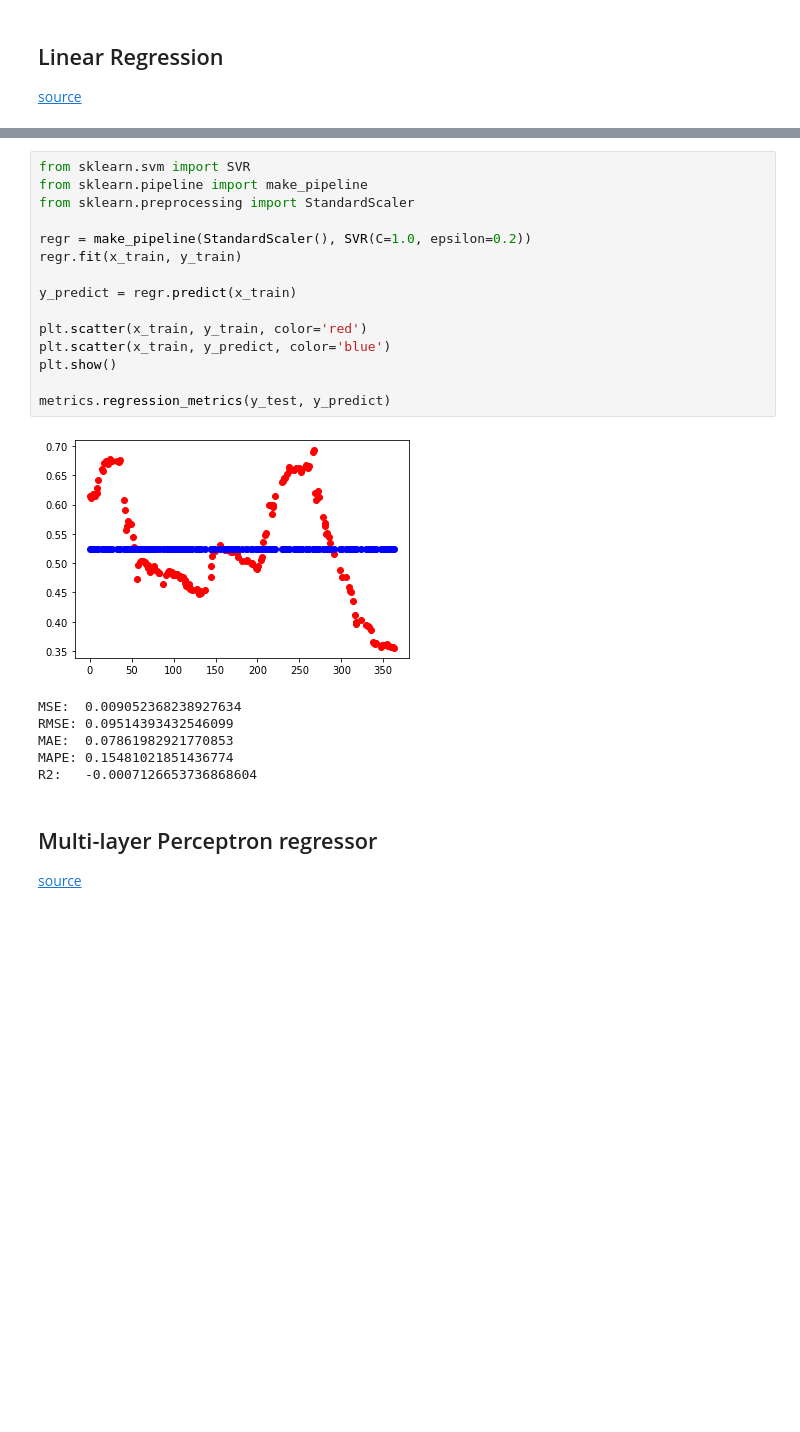
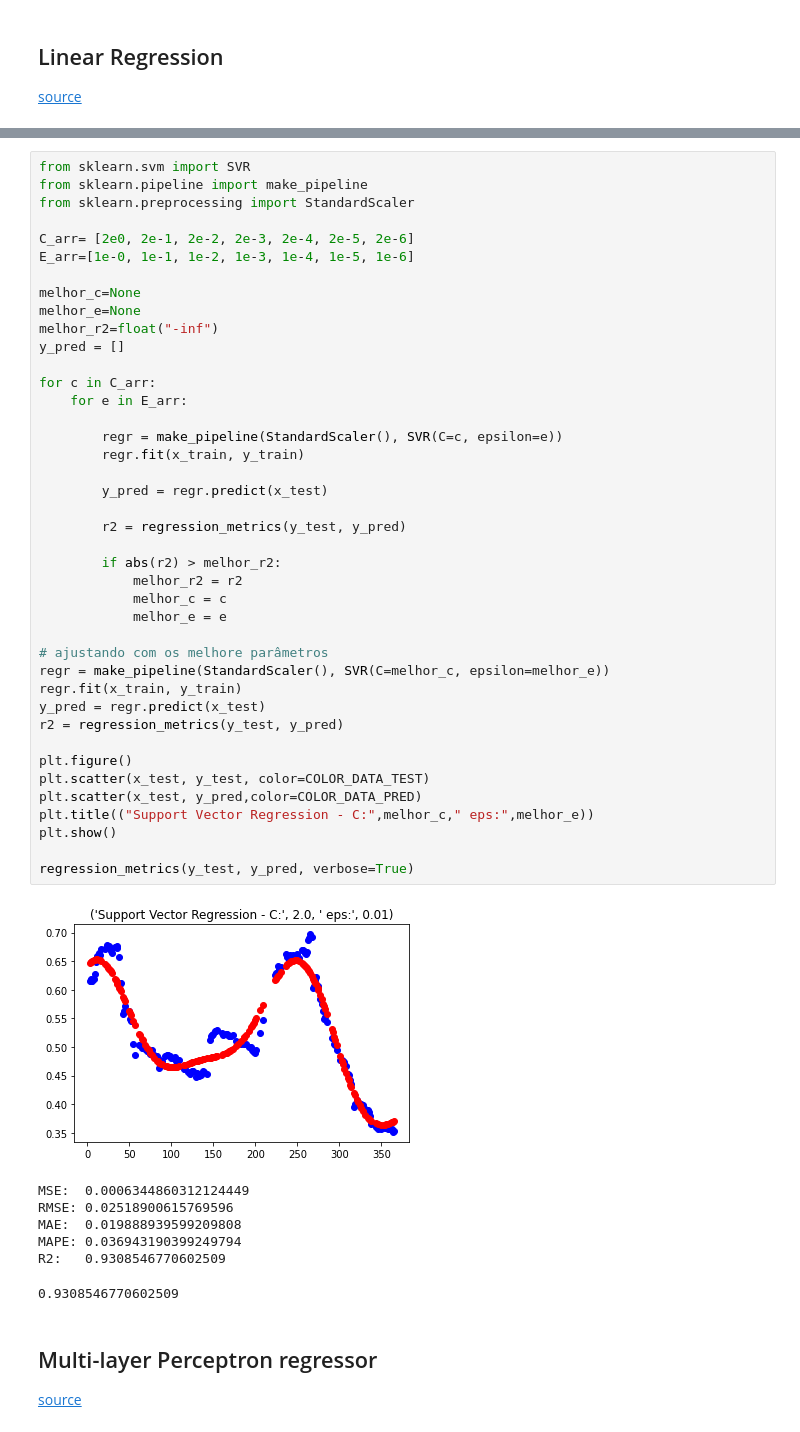
Before and after one commit to inatel-ic-cividati/Prediction, a Jupyter notebook: code/Analysis.ipynb, the cells around one changed output, grey strips where cells are left out. Cells and saved outputs as stored; diff of their text form; blank space fills up the shorter version.

```diff
--- a/code/Analysis.ipynb
+++ b/code/Analysis.ipynb
@@ -89,25 +111,52 @@ R2:   -0.7536007874782507
-# %%
-from sklearn.svm import SVR
-from sklearn.pipeline import make_pipeline
-from sklearn.preprocessing import StandardScaler
-
-regr = make_pipeline(StandardScaler(), SVR(C=1.0, epsilon=0.2))
-regr.fit(x_train, y_train)
-
-y_predict = regr.predict(x_train)
-
-plt.scatter(x_train, y_train, color='red')
-plt.scatter(x_train, y_predict, color='blue')
-plt.show()
-
-metrics.regression_metrics(y_test, y_predict)
-# %% [output]
-[figure, removed]
-MSE:  0.009052368238927634
-RMSE: 0.09514393432546099
-MAE:  0.07861982921770853
-MAPE: 0.15481021851436774
-R2:   -0.0007126653736868604
+# %%
+from sklearn.svm import SVR
+from sklearn.pipeline import make_pipeline
+from sklearn.preprocessing import StandardScaler
+
+C_arr= [2e0, 2e-1, 2e-2, 2e-3, 2e-4, 2e-5, 2e-6]
+E_arr=[1e-0, 1e-1, 1e-2, 1e-3, 1e-4, 1e-5, 1e-6]
+
+melhor_c=None
+melhor_e=None
+melhor_r2=float("-inf")
+y_pred = []
+
+for c in C_arr:
+    for e in E_arr:
+
+        regr = make_pipeline(StandardScaler(), SVR(C=c, epsilon=e))
+        regr.fit(x_train, y_train)
+
+        y_pred = regr.predict(x_test)
+
+        r2 = regression_metrics(y_test, y_pred)
+
+        if abs(r2) > melhor_r2:
+            melhor_r2 = r2
+            melhor_c = c
+            melhor_e = e
+
+# ajustando com os melhore parâmetros
+regr = make_pipeline(StandardScaler(), SVR(C=melhor_c, epsilon=melhor_e))
+regr.fit(x_train, y_train)
+y_pred = regr.predict(x_test)
+r2 = regression_metrics(y_test, y_pred)
+
+plt.figure()
+plt.scatter(x_test, y_test, color=COLOR_DATA_TEST)
+plt.scatter(x_test, y_pred,color=COLOR_DATA_PRED)
+plt.title(("Support Vector Regression - C:",melhor_c," eps:",melhor_e))
+plt.show()
+
+regression_metrics(y_test, y_pred, verbose=True)
+# %% [output]
+[figure, added]
+MSE:  0.0006344860312124449
+RMSE: 0.02518900615769596
+MAE:  0.019888939599209808
+MAPE: 0.036943190399249794
+R2:   0.9308546770602509
+0.9308546770602509
 # %% [markdown]
 ## Multi-layer Perceptron regressor
 
```
Also changed, not shown: parts of 17 cells of this notebook, 2 other files.
